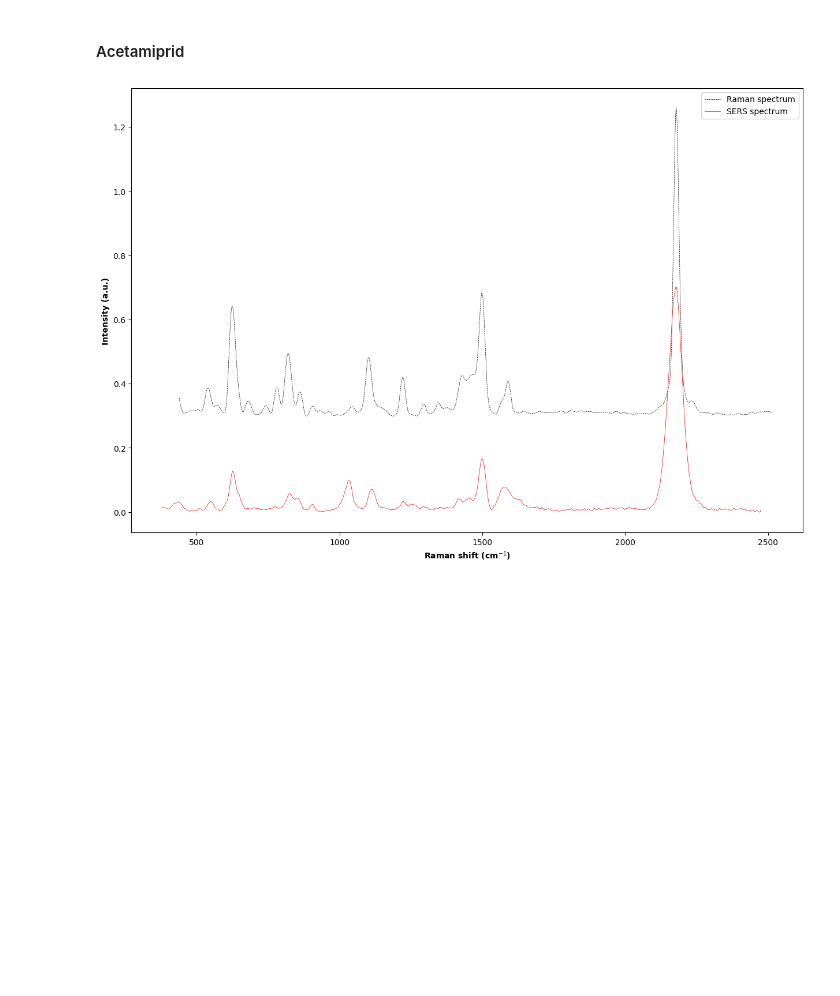
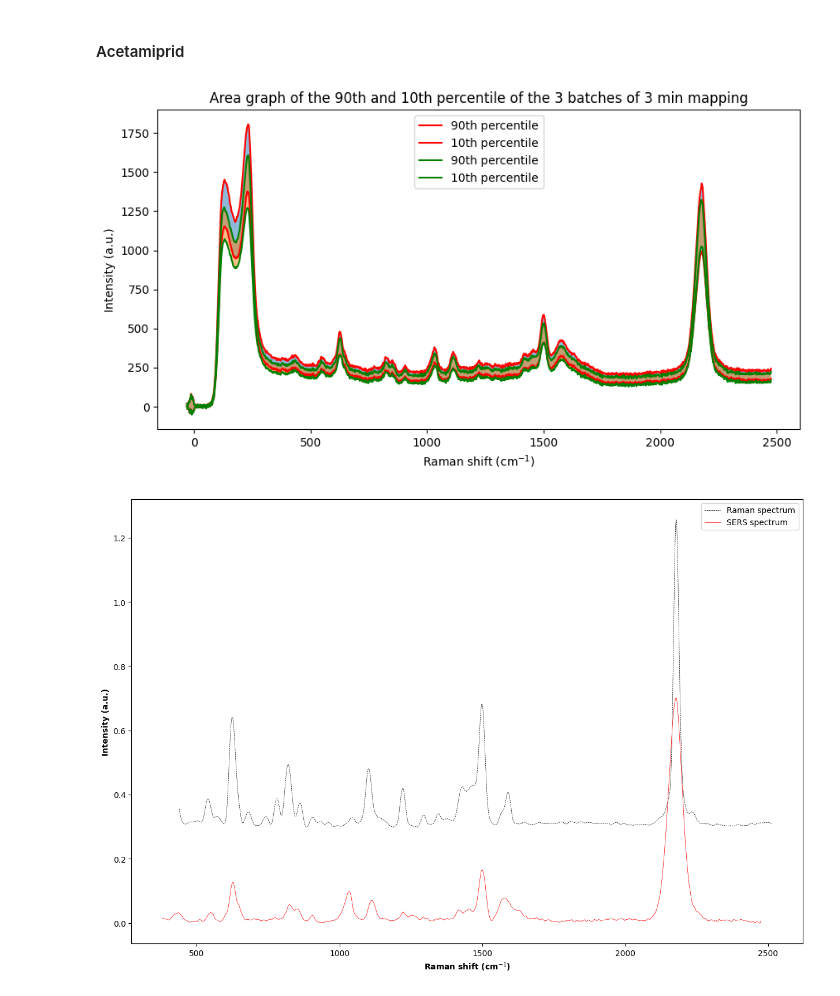
Before and after one commit to anva-kn/Raman, a Jupyter notebook: Raman&SERS.ipynb, the cells around one changed output. Cells and saved outputs as stored; diff of their text form; code cells hidden in the pictures; blank space fills up the shorter version.

```diff
--- a/Raman&SERS.ipynb
+++ b/Raman&SERS.ipynb
@@ -643,3 +695,35 @@ aceta_batch3_no_cosmic = np.genfromtxt("csv_files/aceta_batch3_3min_mapping_no_c
 aceta_batch1_no_cosmic = aceta_batch1_no_cosmic[1:, 1:].T
 aceta_batch2_no_cosmic = aceta_batch2_no_cosmic[:, 1:].T
 aceta_batch3_no_cosmic = aceta_batch3_no_cosmic[:, 1:].T
+# %%
+# Remove cosmic rays from all 3 batches of 3 min mapping data of acetamiprid
+# Take aceta_batch1_3min_mapping_no_cosmic as dataset and find 90th and 10th percentile
+# Then use the 90th percentile as the upper limit and 10th percentile as the lower limit
+# to plot the area graph of the dataset with the upper and lower limit
+
+aceta_batch1_3min_mapping_no_cosmic_upper = np.percentile(aceta_batch1_no_cosmic, 90, axis=0)
+aceta_batch1_3min_mapping_no_cosmic_lower = np.percentile(aceta_batch1_no_cosmic, 10, axis=0)
+# Do the same for batch 2 and batch 3
+aceta_batch2_3min_mapping_no_cosmic_upper = np.percentile(aceta_batch2_no_cosmic, 90, axis=0)
+aceta_batch2_3min_mapping_no_cosmic_lower = np.percentile(aceta_batch2_no_cosmic, 10, axis=0)
+
+aceta_batch3_3min_mapping_no_cosmic_upper = np.percentile(aceta_batch3_no_cosmic, 90, axis=0)
+aceta_batch3_3min_mapping_no_cosmic_lower = np.percentile(aceta_batch3_no_cosmic, 10, axis=0)
+# %%
+plt.figure(figsize=(10, 5))
+plt.plot(f_sup_sers, aceta_batch1_3min_mapping_no_cosmic_upper, label="90th percentile", color="red")
+plt.plot(f_sup_sers, aceta_batch1_3min_mapping_no_cosmic_lower, label="10th percentile", color="red")
+# plt.plot(f_sup_sers, aceta_batch2_3min_mapping_no_cosmic_upper, label="90th percentile", color="blue")
+# plt.plot(f_sup_sers, aceta_batch2_3min_mapping_no_cosmic_lower, label="10th percentile", color="blue")
+plt.plot(f_sup_sers, aceta_batch3_3min_mapping_no_cosmic_upper, label="90th percentile", color="green")
+plt.plot(f_sup_sers, aceta_batch3_3min_mapping_no_cosmic_lower, label="10th percentile", color="green")
+plt.fill_between(f_sup_sers, aceta_batch1_3min_mapping_no_cosmic_upper, aceta_batch1_3min_mapping_no_cosmic_lower, alpha=0.5)
+# plt.fill_between(f_sup_sers, aceta_batch2_3min_mapping_no_cosmic_upper, aceta_batch2_3min_mapping_no_cosmic_lower, alpha=0.5)
+plt.fill_between(f_sup_sers, aceta_batch3_3min_mapping_no_cosmic_upper, aceta_batch3_3min_mapping_no_cosmic_lower, alpha=0.5)
+plt.xlabel("Raman shift (cm$^{-1}$)")
+plt.ylabel("Intensity (a.u.)")
+plt.title("Area graph of the 90th and 10th percentile of the 3 batches of 3 min mapping")
+plt.legend()
+plt.show()
+# %% [output]
+[figure, added]
```
Also changed, not shown: parts of 9 cells of this notebook.
